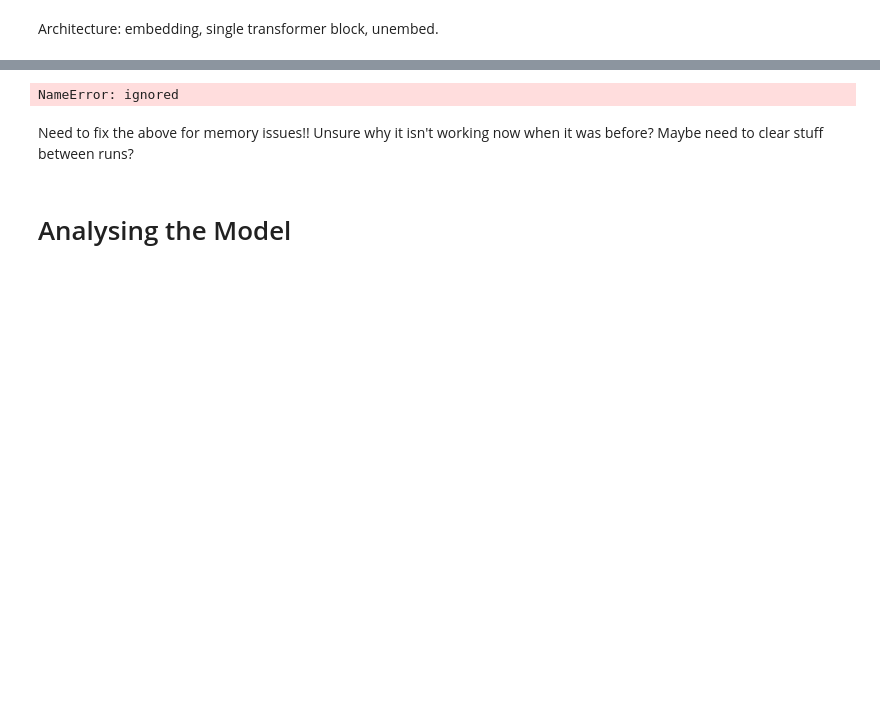
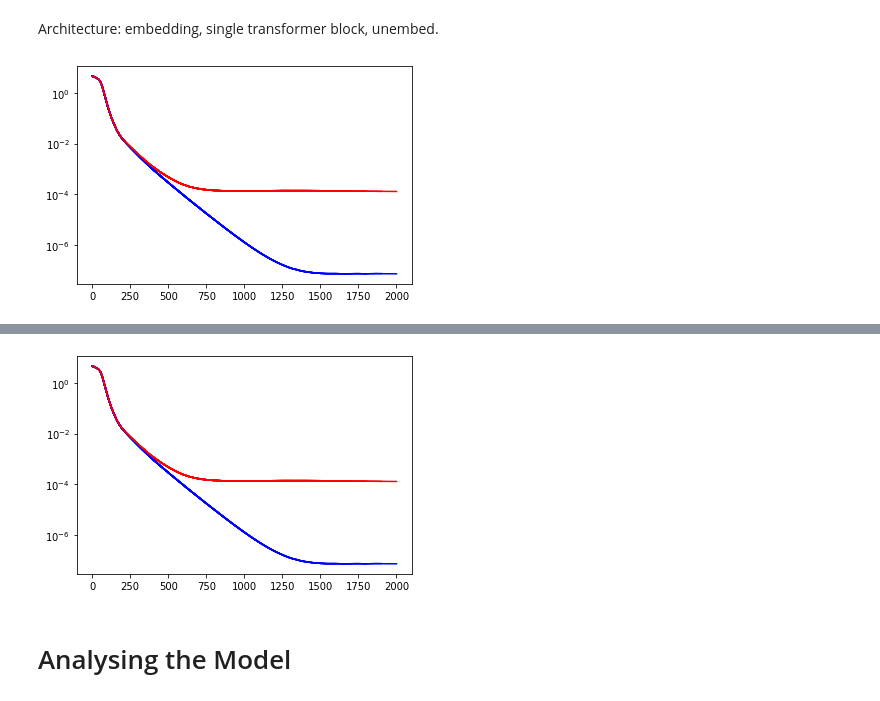
Before and after one commit to ojorgensen/min-list, a Jupyter notebook: current_List_min.ipynb, the cells around one changed output, grey strips where cells are left out. Cells and saved outputs as stored; diff of their text form; code cells hidden in the pictures; blank space fills up the shorter version.

```diff
--- a/current_List_min.ipynb
+++ b/current_List_min.ipynb
@@ -188,23 +213,28 @@ class ModelTrainer:
 # %% [markdown]
 Architecture: embedding, single transformer block, unembed.
 # %%
-from torch.nn.modules.transformer import TransformerDecoderLayer
+# Train our first transformer again!
 p = 100
 d_vocab = p+1
 n_ctx = 3
 
 tiny_cfg1 = HookedTransformerConfig(
     d_model=64,
     d_head=64//1,
     n_heads=1,
     d_mlp=4*64,
     n_layers=1,
     n_ctx=n_ctx,
     act_fn="relu", #solu_ln
     d_vocab=d_vocab,
     normalization_type=None, #"LN",
     seed=23,  # Now we're training a custom model, it's good to set the seed to get reproducible results. It defaults to 42.
 )
 
-trainer1 = ModelTrainer(tiny_cfg1)
+data = [(i, j, k) for i in range(p) for j in range(p) for k in range(p)]
+
+fn = lambda x:min(x)
+
+model = train_model(data, fn, tiny_cfg1)
 # %% [output]
+[figure, added]
@@ -212,0 +242 @@ device = cuda
+[figure, added]
@@ -235,6 +242,0 @@ num_epochs1 = 2000
-# %%
-trainer1.train_model(train1, test1, train_labels1, test_labels1, optimizer1, scheduler1)
-# %% [output]
-NameError: ignored
-# %% [markdown]
-Need to fix the above for memory issues!! Unsure why it isn't working now when it was before? Maybe need to clear stuff between runs?
```
Also changed, not shown: parts of 44 cells of this notebook.
